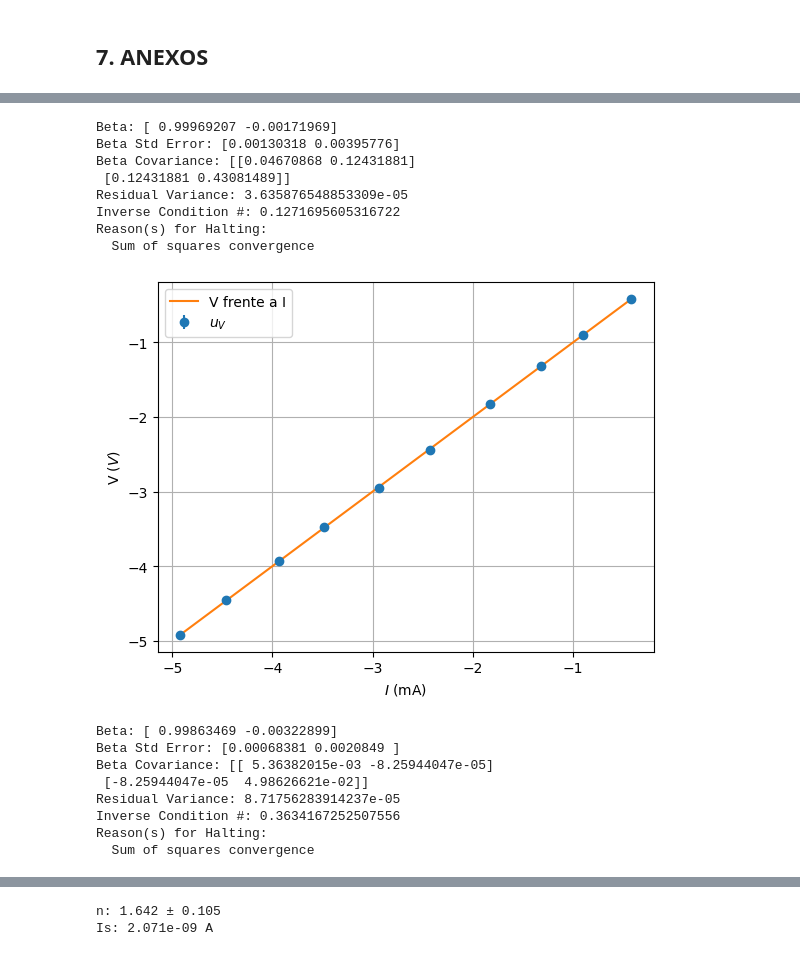
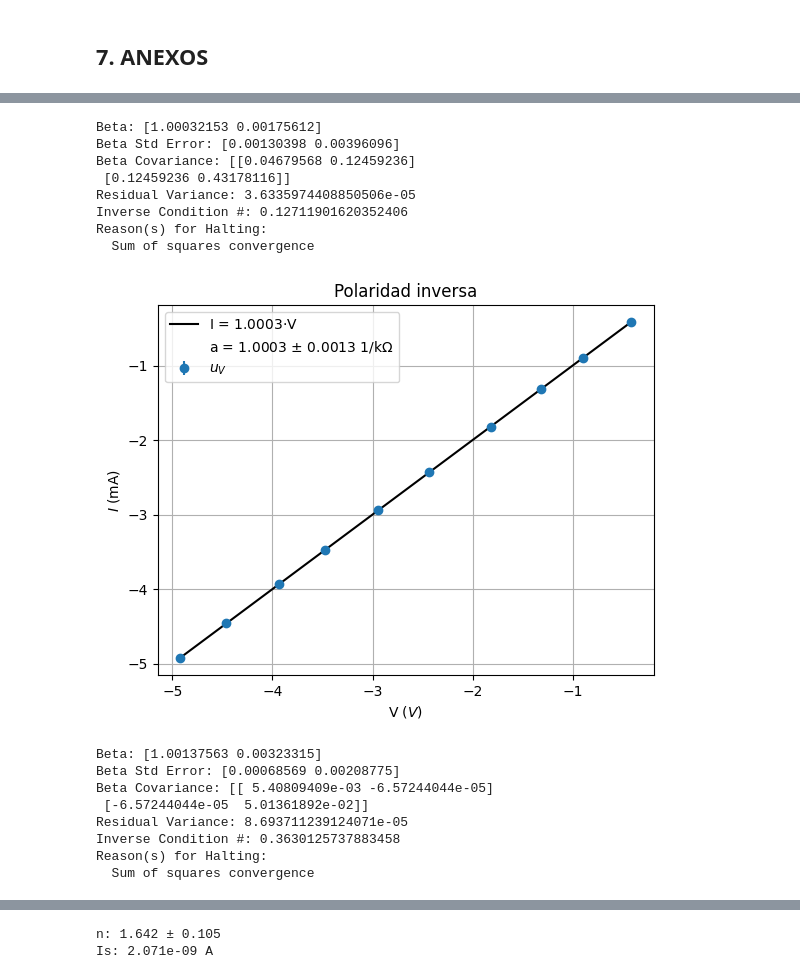
Before and after one commit to LagrangianLad/physics-lab, a Jupyter notebook: Introduction to experimental physics/Practice 8 ohm/PRÁCTICA 8 LEY DE OHM.ipynb, the cells around one changed output, grey strips where cells are left out. Cells and saved outputs as stored; diff of their text form; code cells hidden in the pictures.

```diff
--- a/Introduction to experimental physics/Practice 8 ohm/PRÁCTICA 8 LEY DE OHM.ipynb
+++ b/Introduction to experimental physics/Practice 8 ohm/PRÁCTICA 8 LEY DE OHM.ipynb
@@ -255,42 +351,44 @@ plt.show()
 # %%
 lin_model = Model(Lineal)
-data = RealData(I_negativa, V_negativo, sy = u_V_n)
+data = RealData(V_negativo, I_negativa, sy = u_I_n)
 odr = ODR(data, lin_model, beta0 = [0.,1.])
 out = odr.run()
 out.pprint()
 # %% [output]
-Beta: [ 0.99969207 -0.00171969]
-Beta Std Error: [0.00130318 0.00395776]
-Beta Covariance: [[0.04670868 0.12431881]
- [0.12431881 0.43081489]]
-Residual Variance: 3.635876548853309e-05
-Inverse Condition #: 0.1271695605316722
+Beta: [1.00032153 0.00175612]
+Beta Std Error: [0.00130398 0.00396096]
+Beta Covariance: [[0.04679568 0.12459236]
+ [0.12459236 0.43178116]]
+Residual Variance: 3.6335974408850506e-05
+Inverse Condition #: 0.12711901620352406
 Reason(s) for Halting:
   Sum of squares convergence
 # %%
-fit_y = Lineal(out.beta, I_negativa)
-plt.errorbar(I_negativa, V_negativo, yerr= u_V_n, linestyle = "None", marker = 'o', label = r"$u_V$")
-plt.plot(I_negativa, fit_y, label = r"V frente a I")
-plt.xlabel (r"$I$ (mA)")
-plt.ylabel(r"V ($V$)")
+fit_y = Lineal(out.beta, V_negativo)
+plt.errorbar(V_negativo, I_negativa, yerr= u_I_n, linestyle = "None", marker = 'o', label = r"$u_V$")
+plt.plot(V_negativo, fit_y, label = r"I = 1.0003$\cdot$V", color = "black")
+plt.plot([], [], linestyle = "None", label = r"a = 1.0003 $\pm$ 0.0013 1/k$\Omega$", color = "black")
+plt.ylabel (r"$I$ (mA)")
+plt.xlabel(r"V ($V$)")
+plt.title("Polaridad inversa")
 plt.grid()
 plt.legend()
 plt.show()
 # %% [output]
-[figure, old version]
+[figure, new version]
 # %%
 lin_model = Model(Lineal)
-data = RealData(I_total, V_total, sy = u_V_t)
+data = RealData(V_total, I_total, sy = u_I_t)
 odr = ODR(data, lin_model, beta0 = [0.,1.])
 out = odr.run()
 out.pprint()
 # %% [output]
-Beta: [ 0.99863469 -0.00322899]
-Beta Std Error: [0.00068381 0.0020849 ]
-Beta Covariance: [[ 5.36382015e-03 -8.25944047e-05]
- [-8.25944047e-05  4.98626621e-02]]
-Residual Variance: 8.71756283914237e-05
-Inverse Condition #: 0.3634167252507556
+Beta: [1.00137563 0.00323315]
+Beta Std Error: [0.00068569 0.00208775]
+Beta Covariance: [[ 5.40809409e-03 -6.57244044e-05]
+ [-6.57244044e-05  5.01361892e-02]]
+Residual Variance: 8.693711239124071e-05
+Inverse Condition #: 0.3630125737883458
 Reason(s) for Halting:
   Sum of squares convergence
 # %%
```
Also changed, not shown: parts of 18 cells of this notebook, 9 other files.
